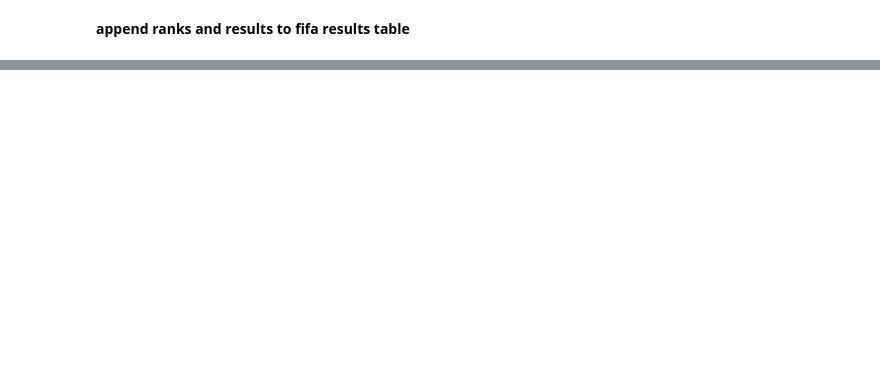
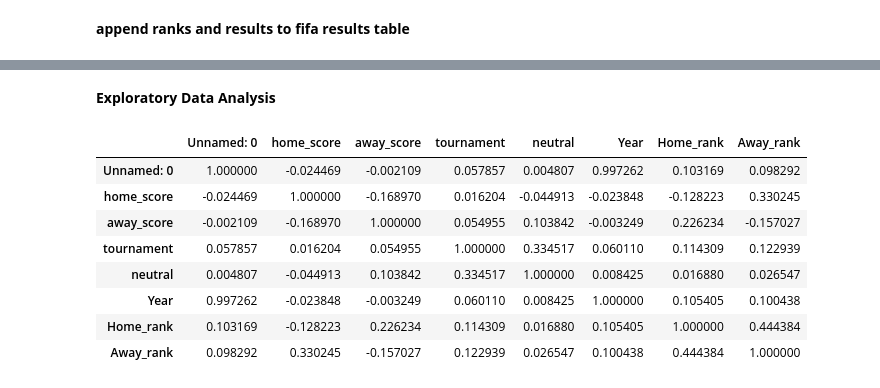
Before and after one commit to kipsangchepesa/Core12_moduleII-IP, a Jupyter notebook: Moringa_Data_Science_core12_ModuleII_W1_Independent_Project_2021_11_Kipsang_Nicholas_Machine_Learning.ipynb, the cells around one changed output, grey strips where cells are left out. Saved outputs shown, nothing was run; the diff lists cells and outputs as text; code cells hidden in the pictures; blank space fills up the shorter version.

```diff
--- a/Moringa_Data_Science_core12_ModuleII_W1_Independent_Project_2021_11_Kipsang_Nicholas_Machine_Learning.ipynb
+++ b/Moringa_Data_Science_core12_ModuleII_W1_Independent_Project_2021_11_Kipsang_Nicholas_Machine_Learning.ipynb
@@ -325,0 +360,19 @@ fifa_df.dropna(inplace=True)
+# %% [markdown]
+**Exploratory Data Analysis**
+# %%
+# Checking the correlations between numeric variables
+fifa_df.corr()
+
+#It shows that home score is negatively correlated to home rank.
+# This is because when a rank is high, the team perfemace is not good
+#same case for away rank and score.
+# %% [output]
+|  | Unnamed: 0 | home_score | away_score | tournament | neutral | Year | Home_rank | Away_rank |
+| Unnamed: 0 | 1.000000 | -0.024469 | -0.002109 | 0.057857 | 0.004807 | 0.997262 | 0.103169 | 0.098292 |
+| home_score | -0.024469 | 1.000000 | -0.168970 | 0.016204 | -0.044913 | -0.023848 | -0.128223 | 0.330245 |
+| away_score | -0.002109 | -0.168970 | 1.000000 | 0.054955 | 0.103842 | -0.003249 | 0.226234 | -0.157027 |
+| tournament | 0.057857 | 0.016204 | 0.054955 | 1.000000 | 0.334517 | 0.060110 | 0.114309 | 0.122939 |
+| neutral | 0.004807 | -0.044913 | 0.103842 | 0.334517 | 1.000000 | 0.008425 | 0.016880 | 0.026547 |
+| Year | 0.997262 | -0.023848 | -0.003249 | 0.060110 | 0.008425 | 1.000000 | 0.105405 | 0.100438 |
+| Home_rank | 0.103169 | -0.128223 | 0.226234 | 0.114309 | 0.016880 | 0.105405 | 1.000000 | 0.444384 |
+| Away_rank | 0.098292 | 0.330245 | -0.157027 | 0.122939 | 0.026547 | 0.100438 | 0.444384 | 1.000000 |
```
Also changed, not shown: parts of 30 cells of this notebook.
